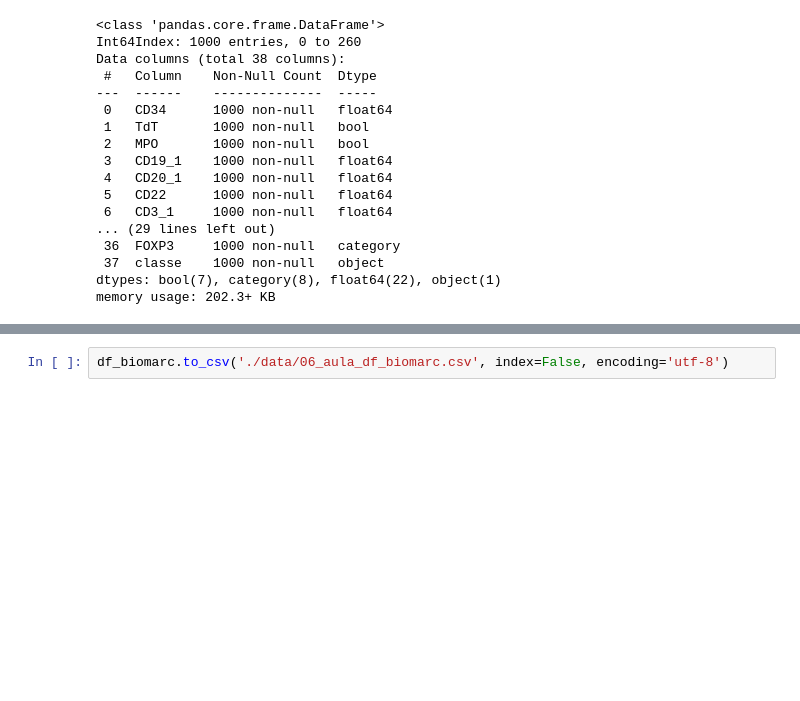
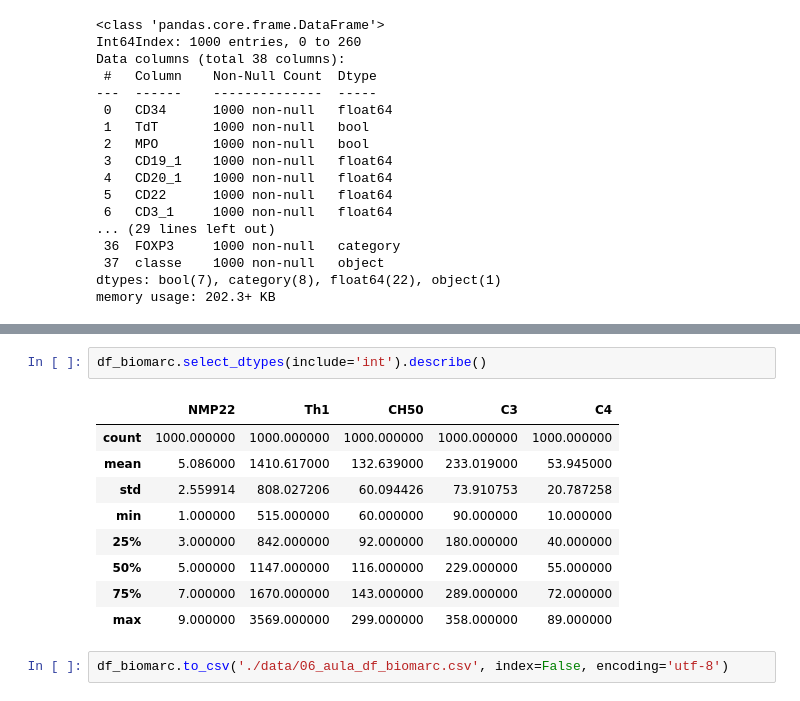
Before and after one commit to Laboratorio-de-Analise-de-Dados/disciplina_python_ml, a Jupyter notebook: dev/script/aulas_teoricas/04-aula-06-divisão de dados_2026-07-14.ipynb, the cells around one changed output, grey strips where cells are left out. Saved outputs shown, nothing was run; the diff lists cells and outputs as text; blank space fills up the shorter version.

```diff
--- a/dev/script/aulas_teoricas/04-aula-06-divisão de dados_2026-07-14.ipynb
+++ b/dev/script/aulas_teoricas/04-aula-06-divisão de dados_2026-07-14.ipynb
@@ -360,2 +389,14 @@ memory usage: 255.1+ KB
+# %%
+df_biomarc.select_dtypes(include='int').describe()
+# %% [output]
+|  | NMP22 | Th1 | CH50 | C3 | C4 |
+| count | 1000.000000 | 1000.000000 | 1000.000000 | 1000.000000 | 1000.000000 |
+| mean | 5.086000 | 1410.617000 | 132.639000 | 233.019000 | 53.945000 |
+| std | 2.559914 | 808.027206 | 60.094426 | 73.910753 | 20.787258 |
+| min | 1.000000 | 515.000000 | 60.000000 | 90.000000 | 10.000000 |
+| 25% | 3.000000 | 842.000000 | 92.000000 | 180.000000 | 40.000000 |
+| 50% | 5.000000 | 1147.000000 | 116.000000 | 229.000000 | 55.000000 |
+| 75% | 7.000000 | 1670.000000 | 143.000000 | 289.000000 | 72.000000 |
+| max | 9.000000 | 3569.000000 | 299.000000 | 358.000000 | 89.000000 |
 # %%
 df_biomarc.to_csv('./data/06_aula_df_biomarc.csv', index=False, encoding='utf-8')
```
Also changed, not shown: parts of 3 cells of this notebook, 8 other files.
